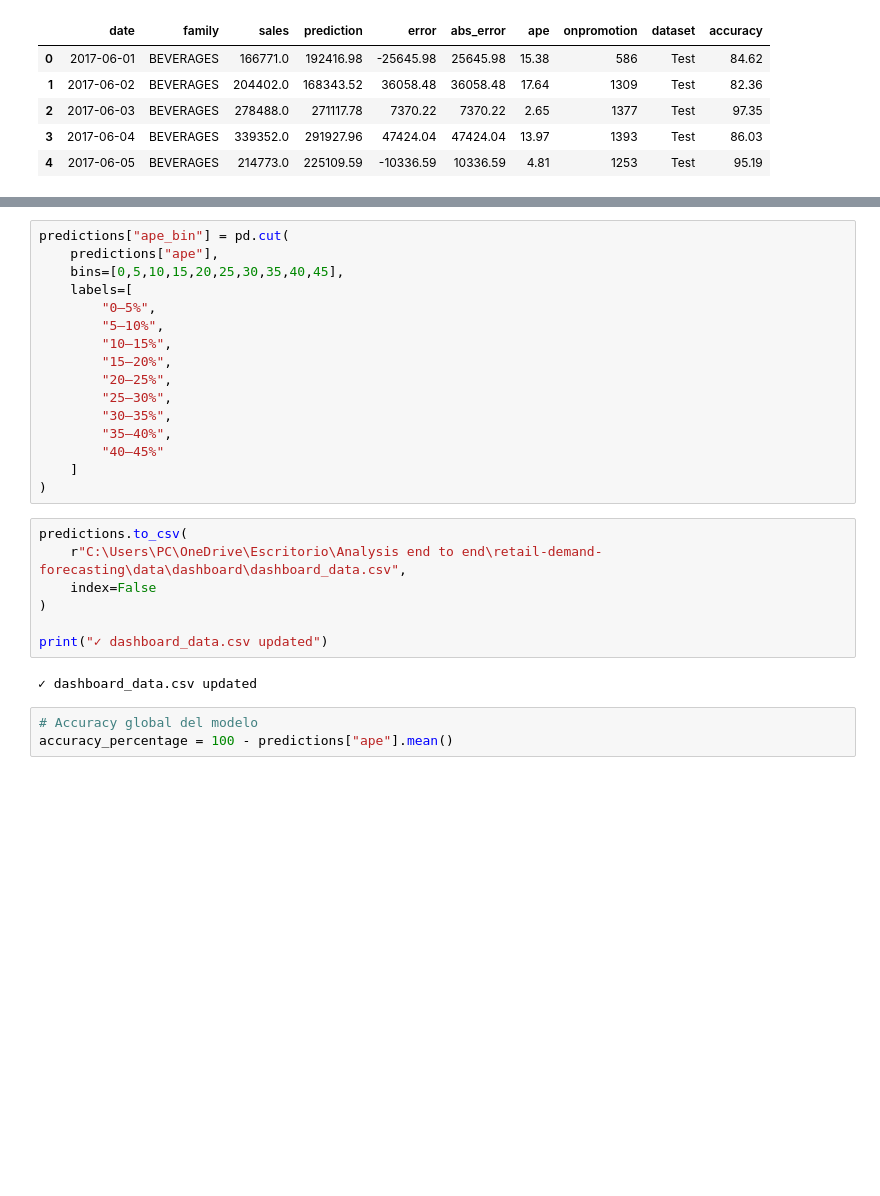
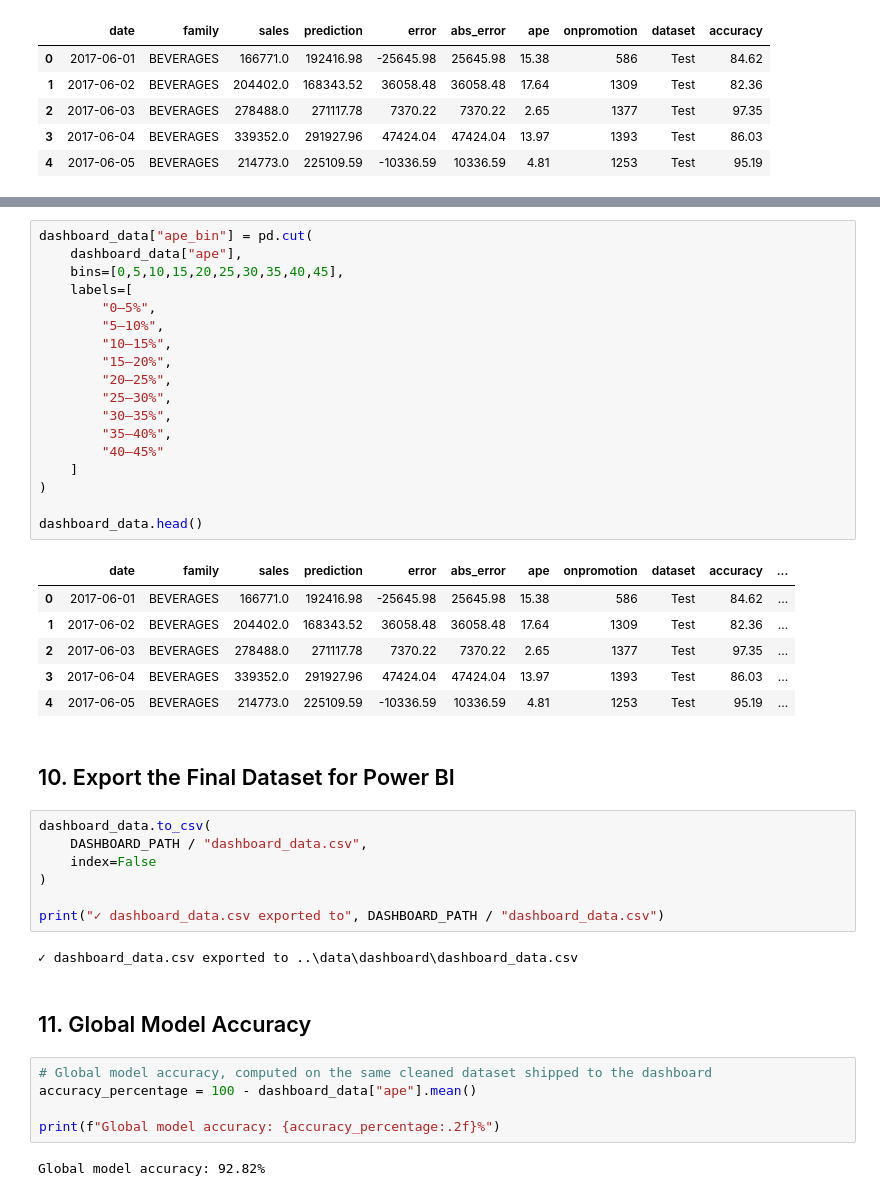
Before and after one commit to Edugar97/retail-demand-forecasting, a Jupyter notebook: notebooks/03_dashboard_preparation.ipynb, the cells around one changed output, grey strips where cells are left out. Saved outputs shown, nothing was run; the diff lists cells and outputs as text; blank space fills up the shorter version.

```diff
--- a/notebooks/03_dashboard_preparation.ipynb
+++ b/notebooks/03_dashboard_preparation.ipynb
@@ -232,28 +277,45 @@ dashboard_data.head()
 # %%
-predictions["ape_bin"] = pd.cut(
-    predictions["ape"],
+dashboard_data["ape_bin"] = pd.cut(
+    dashboard_data["ape"],
     bins=[0,5,10,15,20,25,30,35,40,45],
     labels=[
         "0–5%",
         "5–10%",
         "10–15%",
         "15–20%",
         "20–25%",
         "25–30%",
         "30–35%",
         "35–40%",
         "40–45%"
     ]
 )
+
+dashboard_data.head()
+# %% [output]
+|  | date | family | sales | prediction | error | abs_error | ape | onpromotion | dataset | accuracy | ... |
+| 0 | 2017-06-01 | BEVERAGES | 166771.0 | 192416.98 | -25645.98 | 25645.98 | 15.38 | 586 | Test | 84.62 | ... |
+| 1 | 2017-06-02 | BEVERAGES | 204402.0 | 168343.52 | 36058.48 | 36058.48 | 17.64 | 1309 | Test | 82.36 | ... |
+| 2 | 2017-06-03 | BEVERAGES | 278488.0 | 271117.78 | 7370.22 | 7370.22 | 2.65 | 1377 | Test | 97.35 | ... |
+| 3 | 2017-06-04 | BEVERAGES | 339352.0 | 291927.96 | 47424.04 | 47424.04 | 13.97 | 1393 | Test | 86.03 | ... |
+| 4 | 2017-06-05 | BEVERAGES | 214773.0 | 225109.59 | -10336.59 | 10336.59 | 4.81 | 1253 | Test | 95.19 | ... |
+# %% [markdown]
+## 10. Export the Final Dataset for Power BI
 # %%
-predictions.to_csv(
-    r"C:\Users\PC\OneDrive\Escritorio\Analysis end to end\retail-demand-forecasting\data\dashboard\dashboard_data.csv",
+dashboard_data.to_csv(
+    DASHBOARD_PATH / "dashboard_data.csv",
     index=False
 )
 
-print("✓ dashboard_data.csv updated")
+print("✓ dashboard_data.csv exported to", DASHBOARD_PATH / "dashboard_data.csv")
 # %% [output]
-✓ dashboard_data.csv updated
+✓ dashboard_data.csv exported to ..\data\dashboard\dashboard_data.csv
+# %% [markdown]
+## 11. Global Model Accuracy
 # %%
-# Accuracy global del modelo
-accuracy_percentage = 100 - predictions["ape"].mean()
+# Global model accuracy, computed on the same cleaned dataset shipped to the dashboard
+accuracy_percentage = 100 - dashboard_data["ape"].mean()
+
+print(f"Global model accuracy: {accuracy_percentage:.2f}%")
+# %% [output]
+Global model accuracy: 92.82%
```
Also changed, not shown: parts of 11 cells of this notebook, 2 other files.
